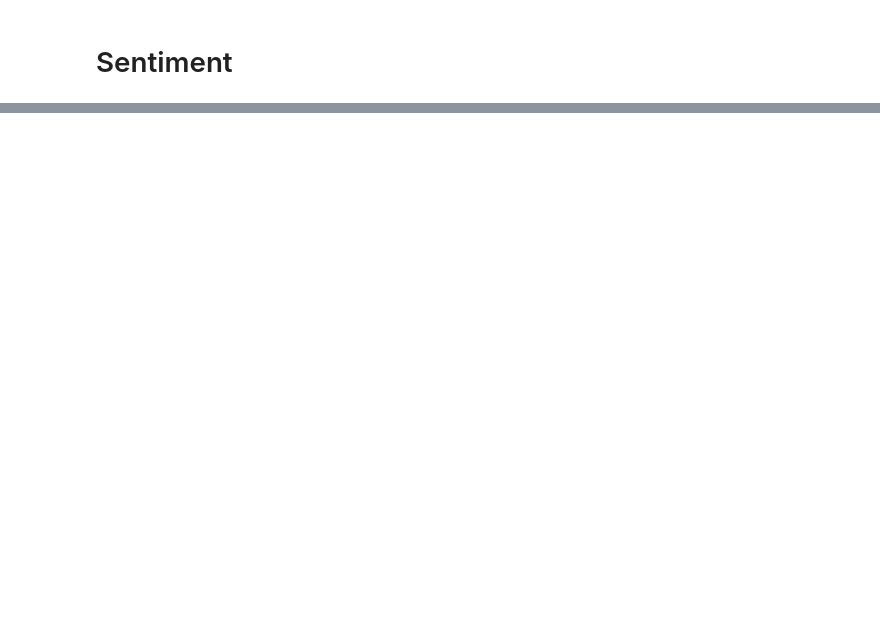
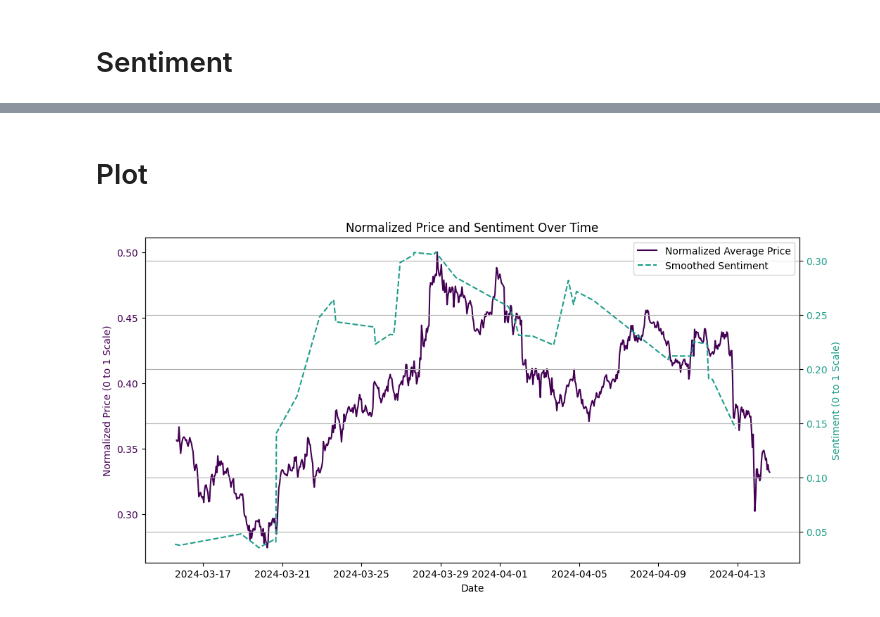
Before and after one commit to Ualh/crypto-sentiment-tracker, a Jupyter notebook: main.ipynb, the cells around one changed output, grey strips where cells are left out. Drawn from its saved outputs; the diff is of its cells as text; code cells hidden in the pictures; blank space fills up the shorter version.

```diff
--- a/main.ipynb
+++ b/main.ipynb
@@ -239,0 +282,22 @@ df
+# %% [markdown]
+# Plot
+# %%
+import os
+import pandas as pd
+from coinrankingapi import CryptoDataFetcher
+api_key = os.getenv('coinranking')
+fetcher = CryptoDataFetcher(api_key)
+
+# Load historical price data
+price_data = pd.read_csv('data/meme_history.csv')
+
+# Load sentiment data
+sentiment_data = pd.read_csv('data/crypto_news.csv')
+
+# Specify the window size for smoothing the sentiment data
+window_size = 15  # Change this as needed
+
+# Plot price and sentiment data
+plot_history = fetcher.plot_aggregated_prices(price_data, sentiment_data, window_size=window_size)
+# %% [output]
+[figure, added]
```
Also changed, not shown: parts of 8 cells of this notebook, 4 other files.
